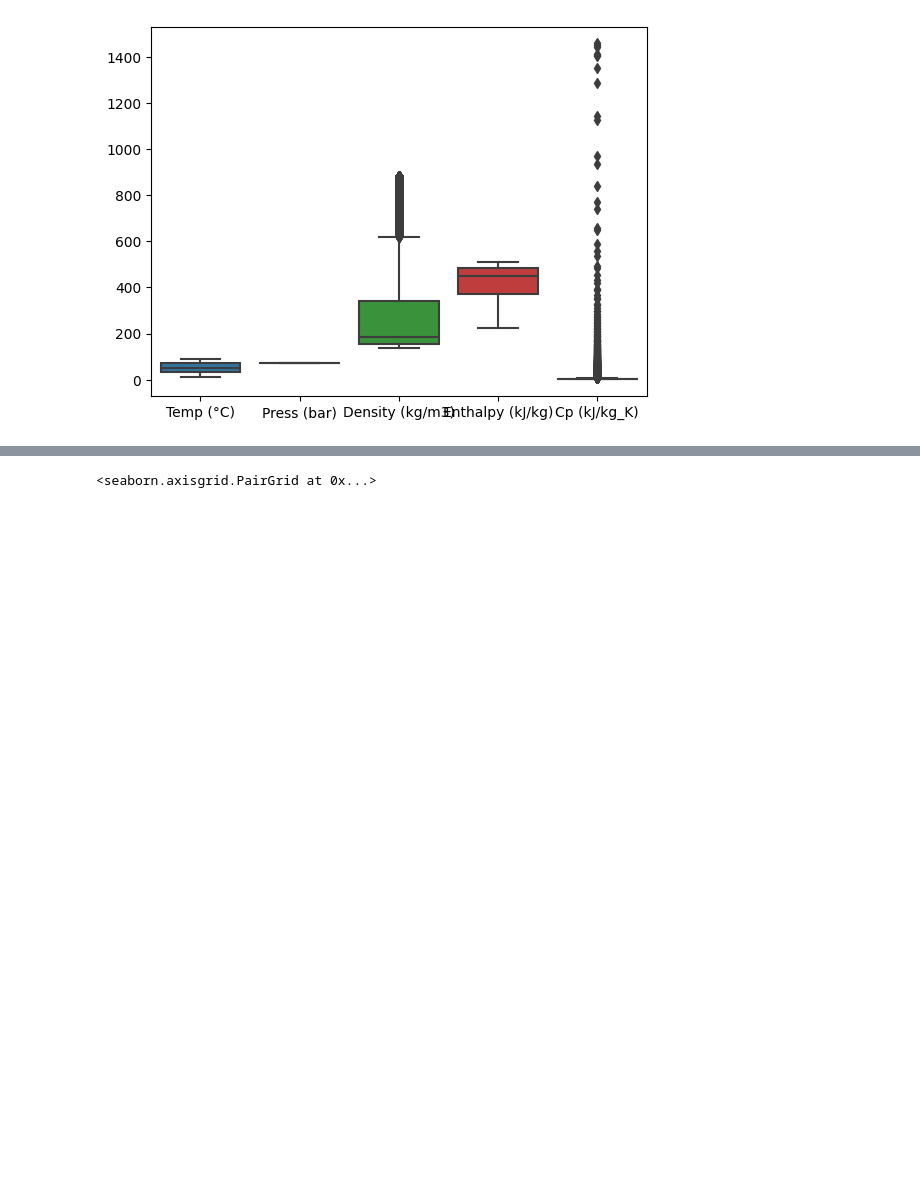
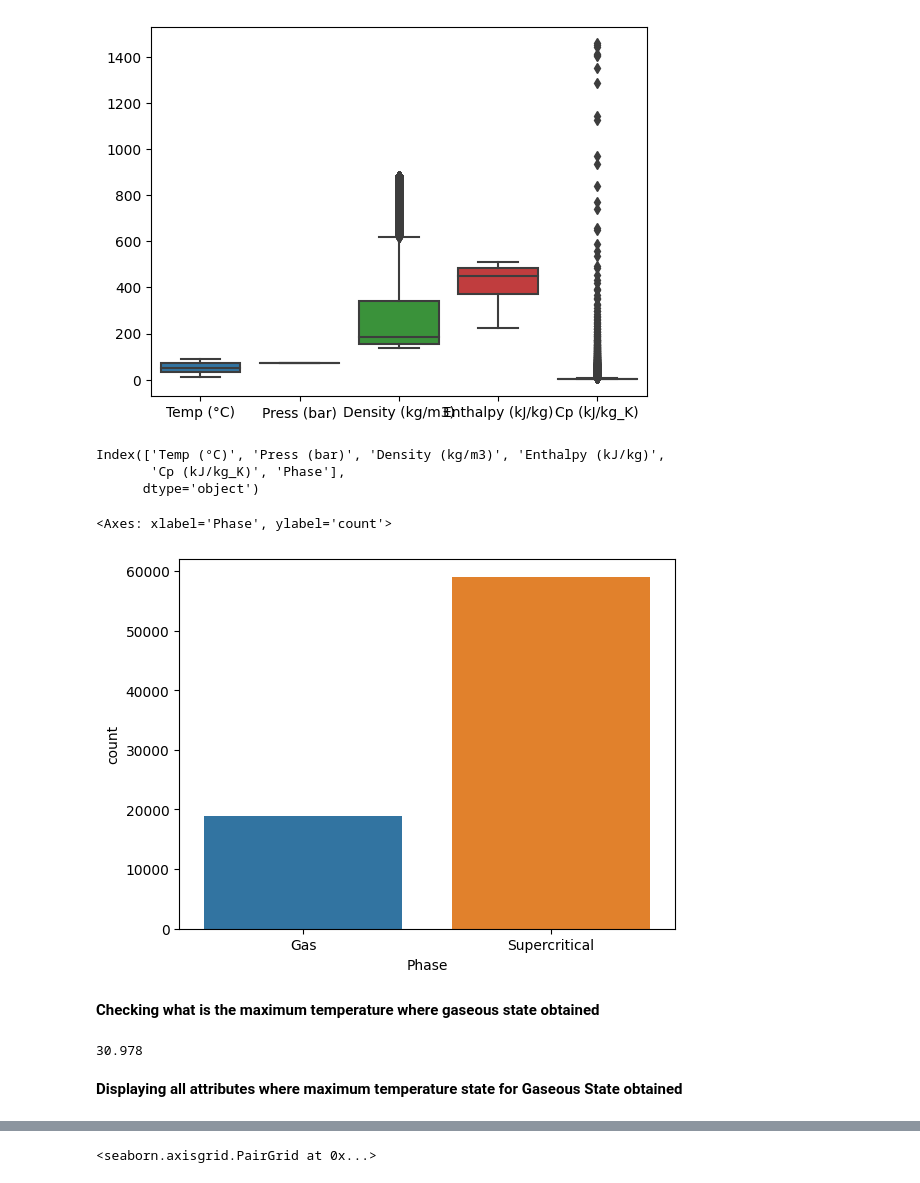
Before and after one commit to HarikrishnanK9/DataSymphony, a Jupyter notebook: JobelSirResearchData.ipynb, the cells around one changed output, grey strips where cells are left out. Cells and saved outputs as stored; diff of their text form; code cells hidden in the pictures; blank space fills up the shorter version.

```diff
--- a/JobelSirResearchData.ipynb
+++ b/JobelSirResearchData.ipynb
@@ -93,3 +93,23 @@ sns.boxplot(df)
 # %% [output]
 <Axes: >
 [figure]
+# %%
+df.columns
+# %% [output]
+Index(['Temp (°C)', 'Press (bar)', 'Density (kg/m3)', 'Enthalpy (kJ/kg)',
+       'Cp (kJ/kg_K)', 'Phase'],
+      dtype='object')
+# %%
+sns.countplot(x="Phase",data=df)
+# %% [output]
+<Axes: xlabel='Phase', ylabel='count'>
+[figure, added]
+# %% [markdown]
+**Checking what is the maximum temperature where gaseous state obtained**
+# %%
+a=df.loc[df["Phase"]=="Gas"].sort_values(by="Temp (°C)",ascending=False).max() ["Temp (°C)"]
+a
+# %% [output]
+30.978
+# %% [markdown]
+**Displaying all attributes where maximum temperature state for Gaseous State obtained**
```
Also changed, not shown: parts of 24 cells of this notebook.
